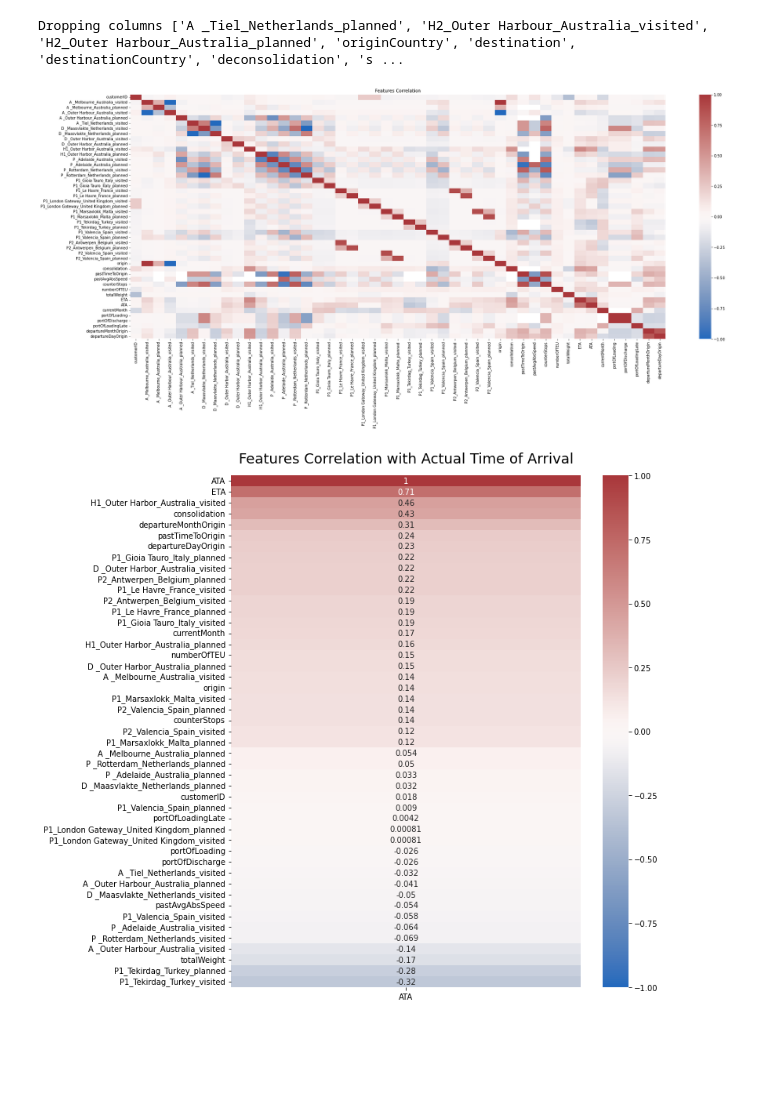
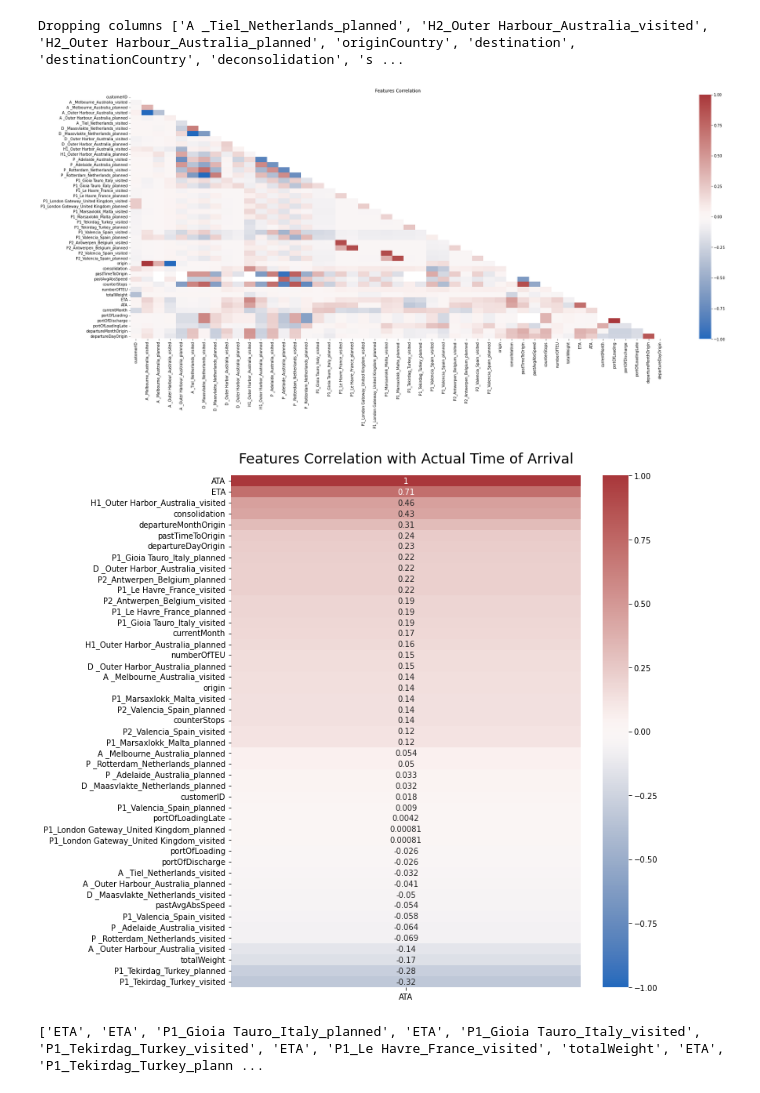
Before and after one commit to thijnalbers/ThesisCode, a Jupyter notebook: Notebook.ipynb, the cells around one changed output. Drawn from its saved outputs; the diff is of its cells as text; code cells hidden in the pictures; blank space fills up the shorter version.

Commit message:
Start with best first search

```diff
--- a/Notebook.ipynb
+++ b/Notebook.ipynb
@@ -138,11 +138,11 @@ df["portOfDischarge"] = df["portOfDischarge"].factorize()[0]
 df["serviceType"] = df["serviceType"].factorize()[0]
 # %%
 # drop all the columns in the dataset that have only a single value
-def unique_cols(df):
+def constant_cols(df):
     a = df.to_numpy()
     return (a[0] == a).all(0)
 
-cols_single_value = unique_cols(df)
+cols_single_value = constant_cols(df)
 cols_to_drop = [column for (i, column) in enumerate(df.columns) if cols_single_value[i]]
 print(f'Dropping columns {cols_to_drop} because they contain only a single value')
 df = df.drop(columns=cols_to_drop)
@@ -151,22 +168,71 @@ Dropping columns ['A _Tiel_Netherlands_planned', 'H2_Outer Harbour_Australia_vis
 # %%
 import seaborn as sns
 import matplotlib.pyplot as plt
 
+corr_matrix = df.corr()
 plt.figure(figsize=(32, 12))
-heatmap = sns.heatmap(df.corr(), vmin=-1, vmax=1, cmap='vlag')
+mask = np.triu(np.ones_like(corr_matrix, dtype=np.bool8))
+heatmap = sns.heatmap(corr_matrix, vmin=-1, mask=mask, vmax=1, cmap='vlag')
 heatmap.set_title('Features Correlation')
 
 plt.savefig('output/correlation.png')
 
 plt.figure(figsize=(10, 12))
-mask = np.triu(np.ones_like(df.corr(), dtype=bool))
-heatmap = sns.heatmap(df.corr()[['ATA']].sort_values(by='ATA', ascending=False), vmin=-1, vmax=1, annot=True, cmap='vlag')
+mask = np.triu(np.ones_like(corr_matrix, dtype=bool))
+heatmap = sns.heatmap(corr_matrix[['ATA']].sort_values(by='ATA', ascending=False), vmin=-1, vmax=1, annot=True, cmap='vlag')
 heatmap.set_title('Features Correlation with Actual Time of Arrival', fontdict={'fontsize':18}, pad=16)
 
 plt.savefig('output/correlation_ata.png')
 # %% [output]
-[figure, old version]
+[figure, new version]
 [figure]
+# %%
+# corr_features = set()
+# corr_threshold = 0.8
+# upper_tri = corr_matrix.abs().where(np.triu(np.ones(corr_matrix.shape),k=1).astype(np.bool8))
+# to_drop = [column for column in upper_tri.columns if any(upper_tri[column] > corr_threshold)]
+# print(f"Dropping {to_drop}")
+# df.drop(columns=to_drop, inplace=True)
+def avg(x):
+    return sum(x) / len(x)
+
+f_c_matrix = corr_matrix[["ATA"]].abs().drop('ATA')
+f_f_matrix = corr_matrix.abs().drop('ATA')
+
+def merit_S(S):
+    k = len(S)
+    avg_f_c_corr = avg([f_c_matrix.loc[s]["ATA"] for s in S])
+    scores = []
+    for i in S:
+        for j in S:
+            scores.append(f_f_matrix[i][j])
+    avg_f_f_corr = avg(scores)
+    return (k * avg_f_c_corr) / sqrt((k + k * (k - 1)) * avg_f_f_corr)
+
+def best_first_search():
+    def create_single_expansion(subset):
+        return [subset + [f] for f in X_train]
+
+    max_no_improvement = 2
+    def search(subset, prev_score, count_no_improvement):
+        if count_no_improvement > max_no_improvement:
+            return subset
+
+        subsets = create_single_expansion(subset)
+        subsets_with_merits = [(S, merit_S(S)) for S in subsets]
+        new_subset, max_score = max(subsets_with_merits, key=lambda x: x[1])
+        if max_score < prev_score:
+            new_subset, max_score = max([(S, merit) for S, merit in subsets_with_merits if S != new_subset], key=lambda x: x[1])
+            count_no_improvement += 1
+
+        return search(new_subset, max_score, count_no_improvement)
+
+    return search([], 0, 0)
+
+
+print(best_first_search())
+# %% [output]
+['ETA', 'ETA', 'P1_Gioia Tauro_Italy_planned', 'ETA', 'P1_Gioia Tauro_Italy_visited', 'P1_Tekirdag_Turkey_visited', 'ETA', 'P1_Le Havre_France_visited', 'totalWeight', 'ETA', 'P1_Tekirdag_Turkey_plann ...
 # %%
 from sklearn import svm
 from sklearn.feature_selection import RFE
```
Also changed, not shown: parts of 2 cells of this notebook.
